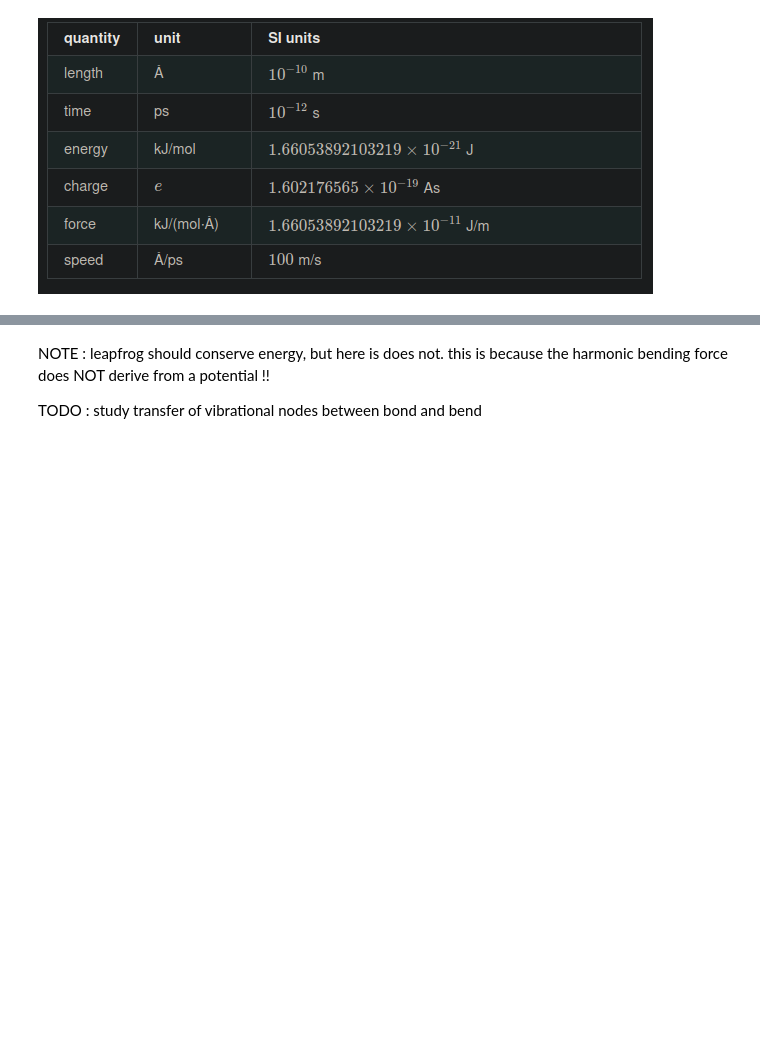
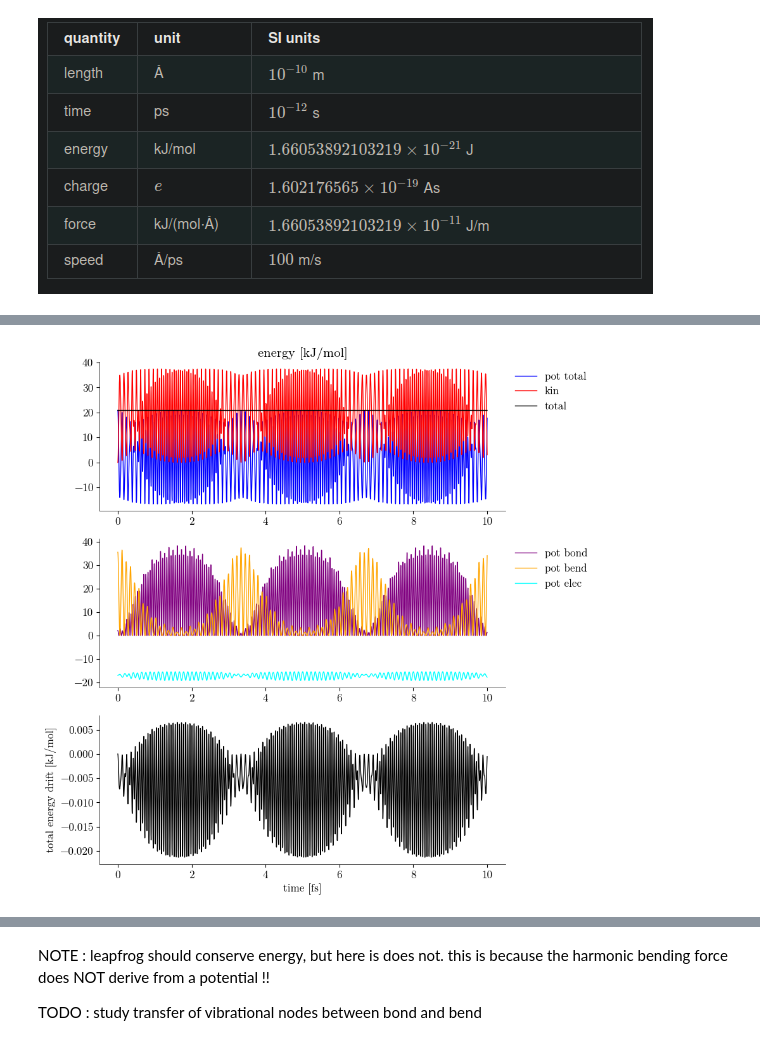
Before and after one commit to ninivert/molecular_dynamics_water, a Jupyter notebook: notebook.ipynb, the cells around one changed output, grey strips where cells are left out. Saved outputs shown, nothing was run; the diff lists cells and outputs as text; code cells hidden in the pictures; blank space fills up the shorter version.

```diff
--- a/notebook.ipynb
+++ b/notebook.ipynb
@@ -442,0 +53,4 @@ plt.show()
+# %%
+plot_energy(res);
+# %% [output]
+[figure, added]
```
Also changed, not shown: parts of 19 cells of this notebook, 8 other files.
